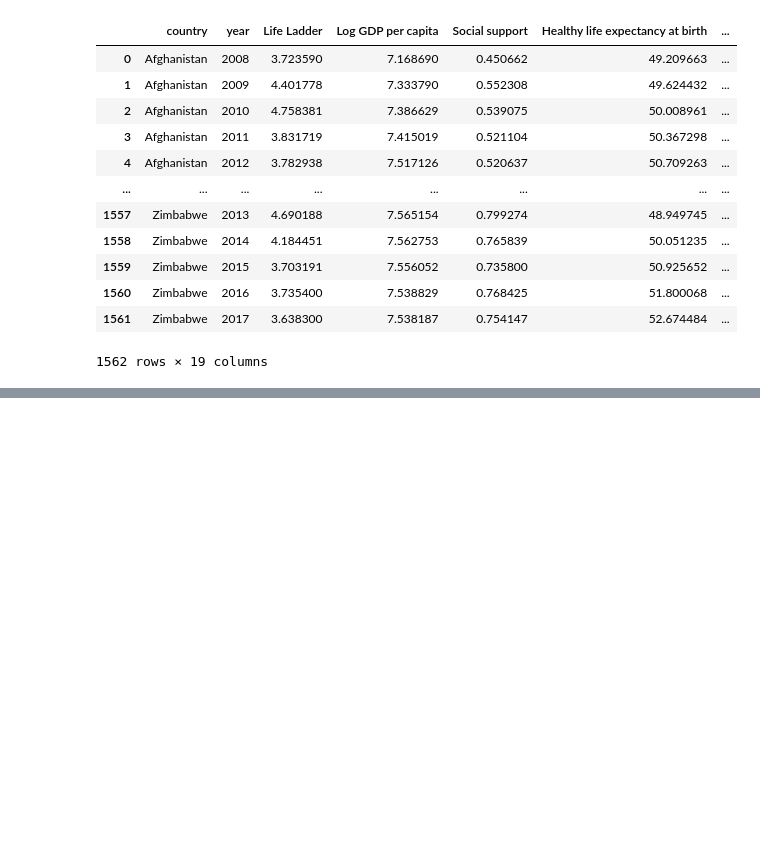
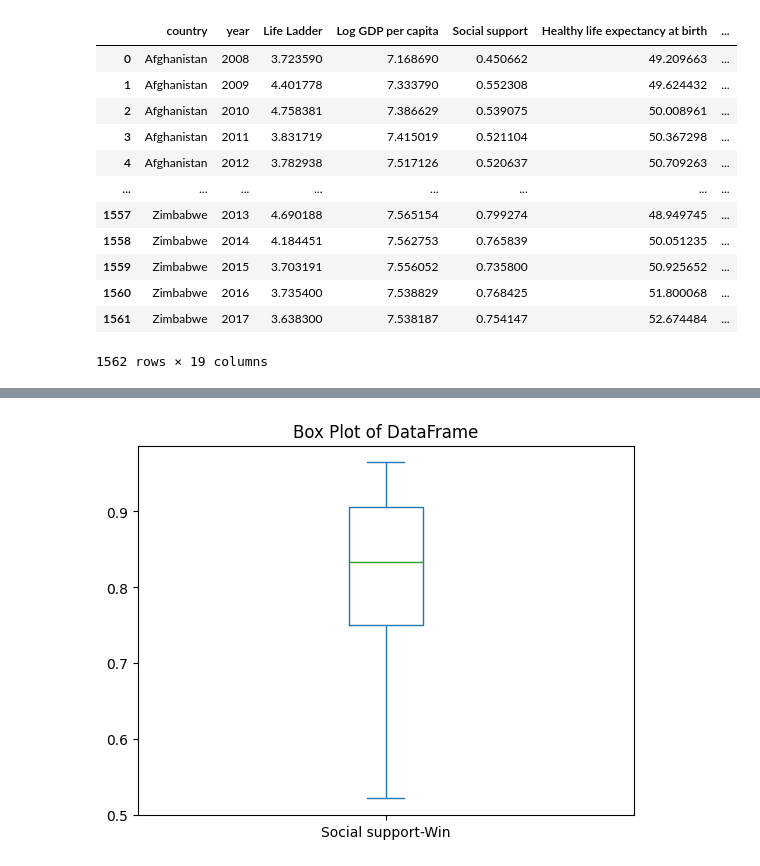
Before and after one commit to p1nkuu/World-Happiness-Report-Model, a Jupyter notebook: model.ipynb, the cells around one changed output, grey strips where cells are left out. Saved outputs shown, nothing was run; the diff lists cells and outputs as text; code cells hidden in the pictures; blank space fills up the shorter version.

```diff
--- a/model.ipynb
+++ b/model.ipynb
@@ -31,0 +122,12 @@ df
+# %%
+#social support
+
+#corruption
+df['Social support-Win'] = stats.mstats.winsorize(df['Social support'], limits=[0.025, 0.025])
+
+df['Social support-Win'].plot.box()
+
+plt.title('Box Plot of DataFrame')
+plt.show()
+# %% [output]
+[figure, added]
```
Also changed, not shown: parts of 5 cells of this notebook.
